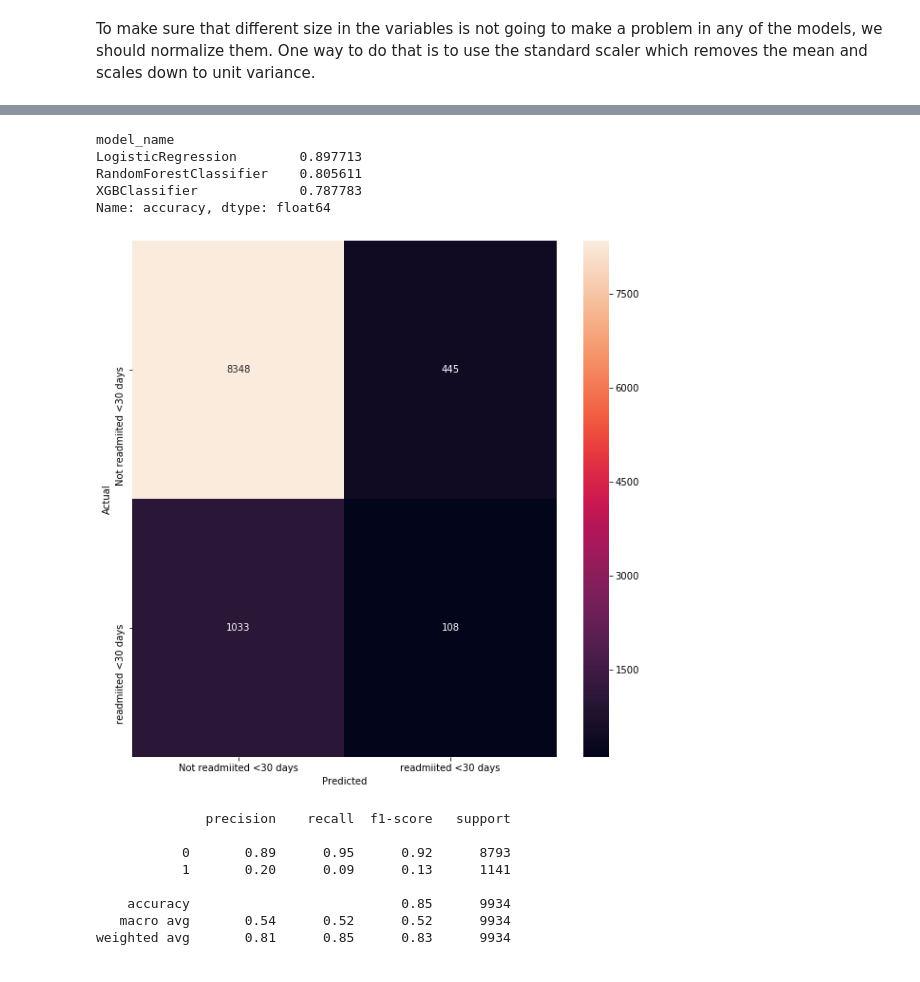
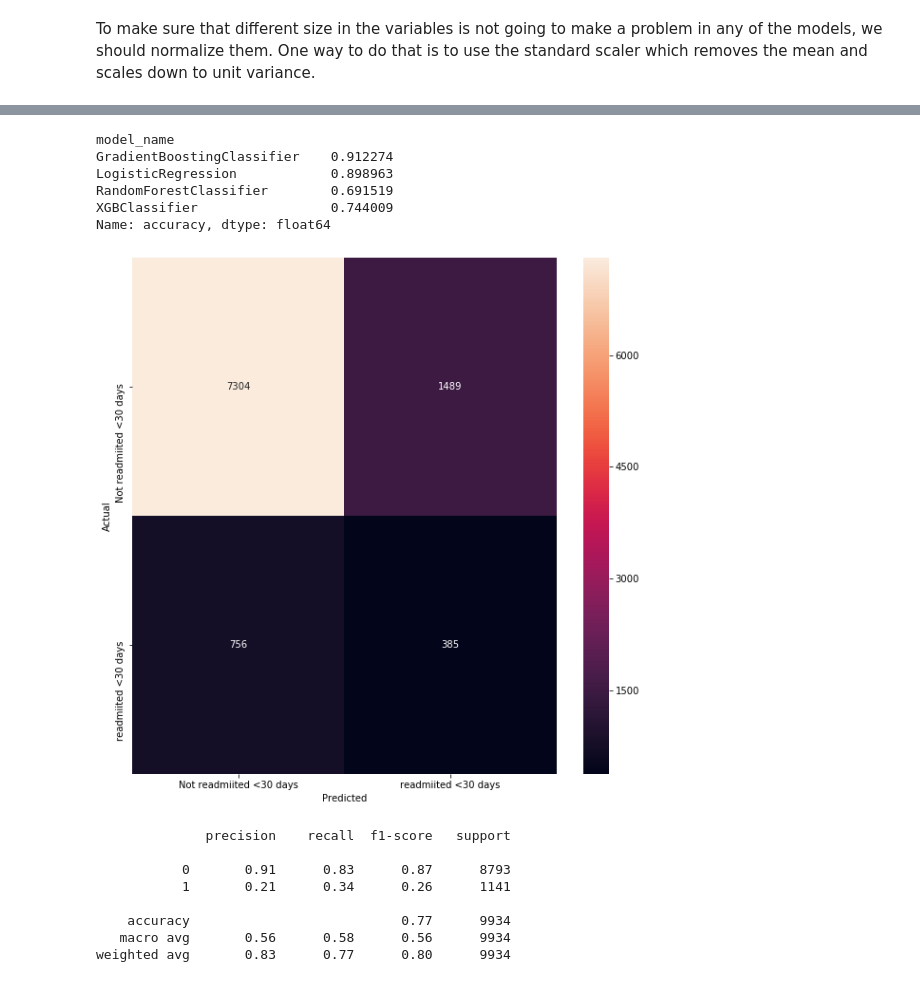
Before and after one commit to saragolesta/Complications-of-diabetes, a Jupyter notebook: Models.ipynb, the cells around one changed output, grey strips where cells are left out. Saved outputs shown, nothing was run; the diff lists cells and outputs as text; code cells hidden in the pictures.

Commit message:
added details and comparisons between models and added diags to the features.

```diff
--- a/Models.ipynb
+++ b/Models.ipynb
@@ -86,9 +93,8 @@ df_train.head()
 #Undersampling
 class_lt30 = df_train[df_train['readmitted_<30'] == 1]
 class_notlt30 = df_train[df_train['readmitted_<30'] == 0]
-class_gt30 = df_train[df_train['readmitted_>30'] == 1]
-class_no = df_train[df_train['readmitted_NO'] == 1]
-balanced_df_train = pd.concat([class_lt30, class_notlt30.sample(n=len(class_lt30),random_state=42)],axis=0)
+
+# balanced_df_train = pd.concat([class_lt30, class_notlt30.sample(n=len(class_lt30),random_state=42)],axis=0)
 balanced_df_train = df_train.copy()
 balanced_df_train = balanced_df_train.sample(frac=1,random_state=42).reset_index(drop=True)
 balanced_df_train.head()
@@ -120,8 +127,7 @@ print(X_train.shape,y_train.shape,X_val.shape,y_val.shape,X_test.shape,y_test.sh
 # %%
 # !pip install imblearn
 from collections import Counter
-from imblearn.over_sampling import SMOTE
-oversample = SMOTE()
+from imblearn.over_sampling import SMOTE, KMeansSMOTE, ADASYN,RandomOverSampler, SVMSMOTE
+# oversample = SMOTE()
+oversample = SVMSMOTE(random_state=42)
 X_train, y_train = oversample.fit_resample(X_train, y_train)
-counter = Counter(y)
-print(counter)
@@ -135,8 +148,3 @@ scaler.fit(all_X_train)
 X_train_tf = scaler.transform(X_train)
 X_val_tf = scaler.transform(X_val)
 X_test_tf = scaler.transform(X_test)
-# %%
-from sklearn.ensemble import RandomForestClassifier
-model = RandomForestClassifier(max_depth = 6,random_state=42)
-model.fit(X_train_tf, y_train)
-y_pred = model.predict(X_test_tf)
@@ -192,36 +188,36 @@ plt.show()
 cv_df.groupby('model_name').accuracy.mean()
 # %% [output]
 model_name
-LogisticRegression        0.897713
-RandomForestClassifier    0.805611
-XGBClassifier             0.787783
+GradientBoostingClassifier    0.912274
+LogisticRegression            0.898963
+RandomForestClassifier        0.691519
+XGBClassifier                 0.744009
 Name: accuracy, dtype: float64
 # %%
-model =GradientBoostingClassifier(n_estimators=100, learning_rate=1.0,
-     max_depth=3, random_state=42)
-model.fit(X_train, y_train)
-y_pred = model.predict(X_test)
+xgb = XGBClassifier(random_state=42,learning_rate=0.01)
+xgb.fit(X_train_tf, y_train)
+y_pred = xgb.predict(X_test)
 
 from sklearn.metrics import confusion_matrix
 
 conf_mat = confusion_matrix(y_test, y_pred)
 fig, ax = plt.subplots(figsize=(10,10))
 sns.heatmap(conf_mat, annot=True, fmt='d',
             xticklabels=['Not readmiited <30 days', 'readmiited <30 days'], yticklabels=['Not readmiited <30 days', 'readmiited <30 days'])
 plt.ylabel('Actual')
 plt.xlabel('Predicted')
 plt.show()
 # %% [output]
-[figure, old version]
+[figure, new version]
 # %%
 from sklearn import metrics
 print(metrics.classification_report(y_test, y_pred))
 # %% [output]
               precision    recall  f1-score   support
 
-           0       0.89      0.95      0.92      8793
-           1       0.20      0.09      0.13      1141
+           0       0.91      0.83      0.87      8793
+           1       0.21      0.34      0.26      1141
 
-    accuracy                           0.85      9934
-   macro avg       0.54      0.52      0.52      9934
-weighted avg       0.81      0.85      0.83      9934
+    accuracy                           0.77      9934
+   macro avg       0.56      0.58      0.56      9934
+weighted avg       0.83      0.77      0.80      9934
```
Also changed, not shown: parts of 23 cells of this notebook, 2 other files.
